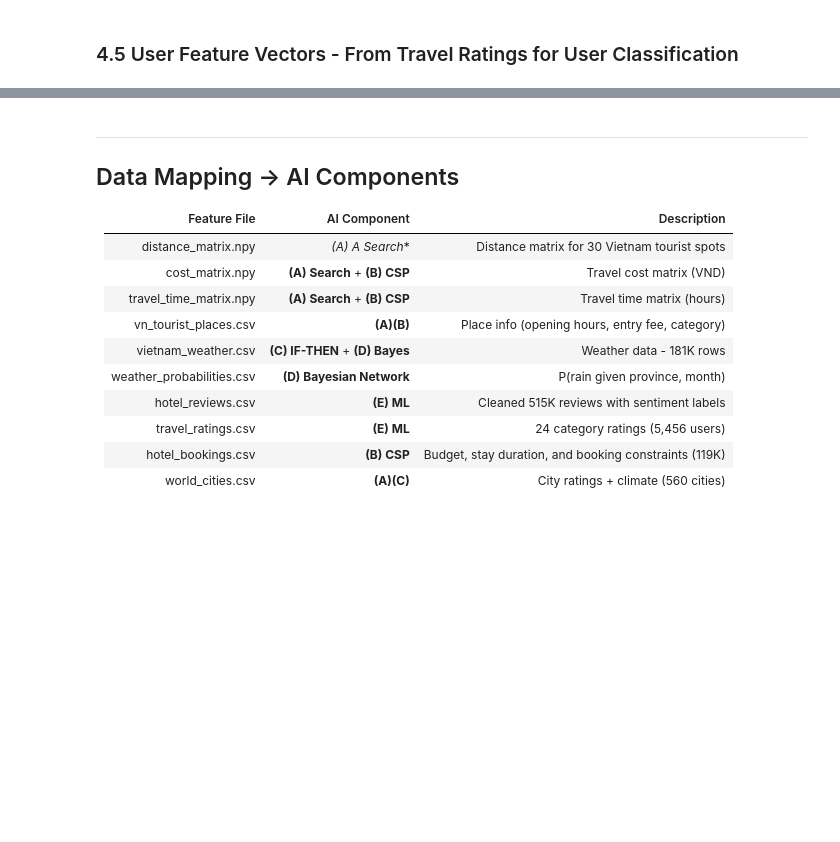
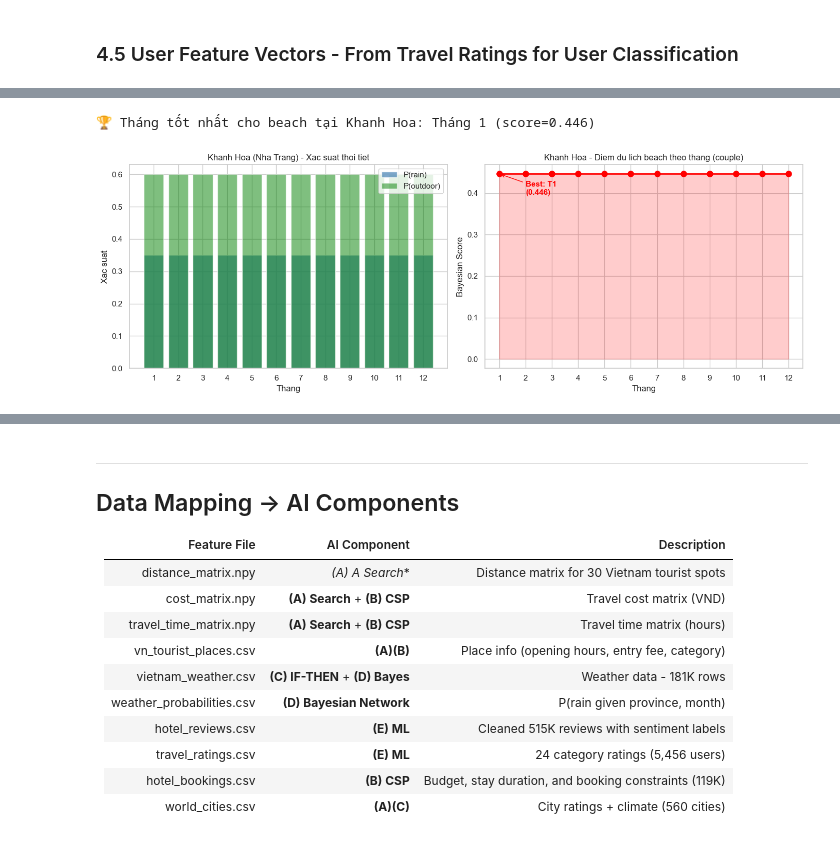
Before and after one commit to HieNguyen08/Introduction-AI-Assignment, a Jupyter notebook: notebooks/main_notebook.ipynb, the cells around one changed output, grey strips where cells are left out. Saved outputs shown, nothing was run; the diff lists cells and outputs as text; code cells hidden in the pictures; blank space fills up the shorter version.

```diff
--- a/notebooks/main_notebook.ipynb
+++ b/notebooks/main_notebook.ipynb
@@ -596,0 +1111,8 @@ if 'cluster' in df_ratings.columns:
+# %%
+# Import Bayesian Network module
+from modules.bayesian_net import BayesianNetwork, integrate_bayes_kb
+
+# Xay dung mang Bayes tu du lieu weather probabilities
+bn = BayesianNetwork()
+bn.build_from_data(weather_probs_df=weather_probs)
+bn.print_network()
@@ -596,0 +1169,35 @@ if 'cluster' in df_ratings.columns:
+# %%
+# Du doan thang tot nhat de du lich bien Nha Trang
+best_months = bn.predict_best_month('Khanh Hoa', 'beach', 'couple')
+
+# Visualization
+fig, axes = plt.subplots(1, 2, figsize=(14, 5))
+
+axes[0].bar(best_months['month'], best_months['p_rain'], color='steelblue', alpha=0.7, label='P(rain)')
+axes[0].bar(best_months['month'], best_months['p_outdoor'], color='green', alpha=0.5, label='P(outdoor)')
+axes[0].set_xlabel('Thang')
+axes[0].set_ylabel('Xac suat')
+axes[0].set_title('Khanh Hoa (Nha Trang) - Xac suat thoi tiet')
+axes[0].legend()
+axes[0].set_xticks(range(1, 13))
+
+axes[1].plot(best_months['month'], best_months['score'], 'ro-', linewidth=2, markersize=8)
+axes[1].fill_between(best_months['month'], best_months['score'], alpha=0.2, color='red')
+axes[1].set_xlabel('Thang')
+axes[1].set_ylabel('Bayesian Score')
+axes[1].set_title('Khanh Hoa - Diem du lich beach theo thang (couple)')
+axes[1].set_xticks(range(1, 13))
+
+best_m = best_months.loc[best_months['score'].idxmax(), 'month']
+best_s = best_months['score'].max()
+axes[1].annotate(f'Best: T{int(best_m)}\n({best_s:.3f})',
+                 xy=(best_m, best_s), xytext=(best_m+1, best_s-0.05),
+                 arrowprops=dict(arrowstyle='->', color='red'),
+                 fontsize=11, fontweight='bold', color='red')
+
+plt.tight_layout()
+plt.savefig('data/processed/bayes_best_month.png', dpi=150, bbox_inches='tight')
+plt.show()
+# %% [output]
+🏆 Tháng tốt nhất cho beach tại Khanh Hoa: Tháng 1 (score=0.446)
+[figure, added]
```
Also changed, not shown: parts of 56 cells of this notebook, 4 other files.
